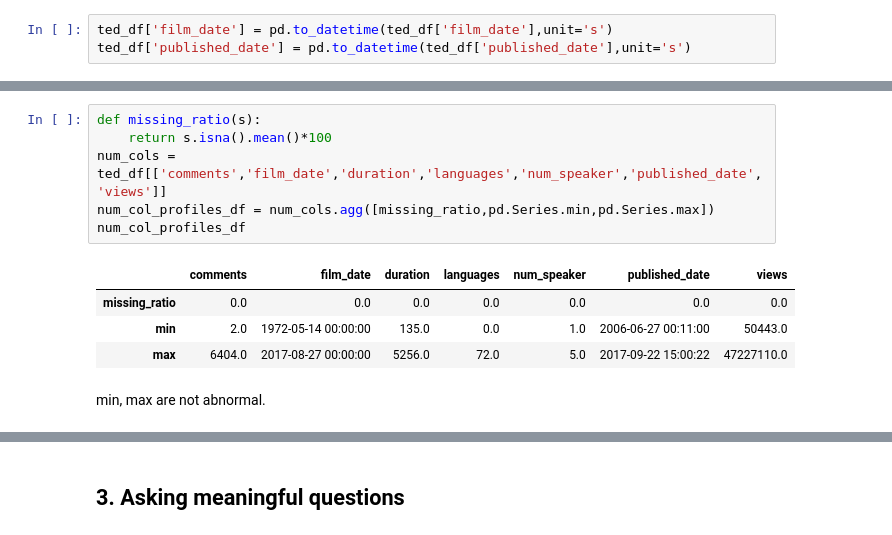
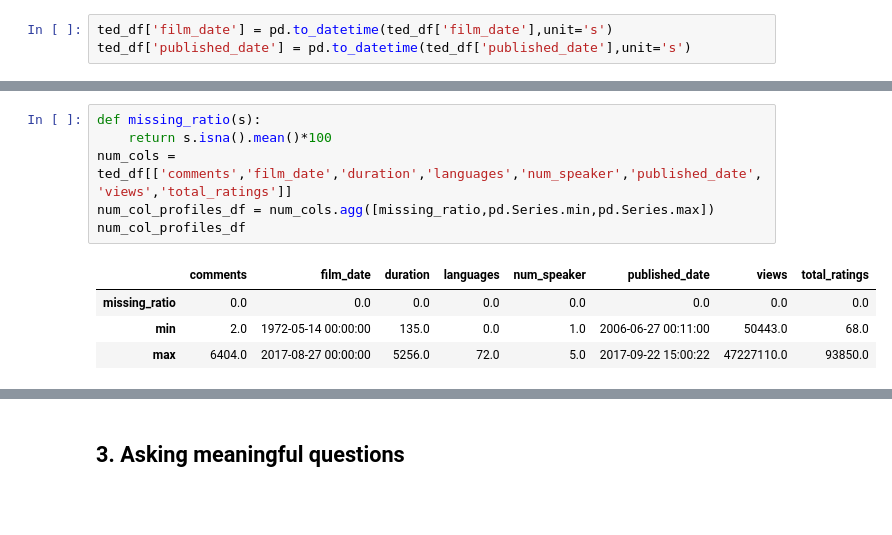
Before and after one commit to devlmhieu7521/LTKHDL_Final, a Jupyter notebook: project_final.ipynb, the cells around one changed output, grey strips where cells are left out. Cells and saved outputs as stored; diff of their text form; blank space fills up the shorter version.

```diff
--- a/project_final.ipynb
+++ b/project_final.ipynb
@@ -169,13 +175,11 @@ ted_df['published_date'] = pd.to_datetime(ted_df['published_date'],unit='s')
 # %%
 def missing_ratio(s):
     return s.isna().mean()*100
-num_cols = ted_df[['comments','film_date','duration','languages','num_speaker','published_date','views']]
+num_cols = ted_df[['comments','film_date','duration','languages','num_speaker','published_date','views','total_ratings']]
 num_col_profiles_df = num_cols.agg([missing_ratio,pd.Series.min,pd.Series.max])
 num_col_profiles_df
 # %% [output]
-|  | comments | film_date | duration | languages | num_speaker | published_date | views |
-| missing_ratio | 0.0 | 0.0 | 0.0 | 0.0 | 0.0 | 0.0 | 0.0 |
-| min | 2.0 | 1972-05-14 00:00:00 | 135.0 | 0.0 | 1.0 | 2006-06-27 00:11:00 | 50443.0 |
-| max | 6404.0 | 2017-08-27 00:00:00 | 5256.0 | 72.0 | 5.0 | 2017-09-22 15:00:22 | 47227110.0 |
+|  | comments | film_date | duration | languages | num_speaker | published_date | views | total_ratings |
+| missing_ratio | 0.0 | 0.0 | 0.0 | 0.0 | 0.0 | 0.0 | 0.0 | 0.0 |
+| min | 2.0 | 1972-05-14 00:00:00 | 135.0 | 0.0 | 1.0 | 2006-06-27 00:11:00 | 50443.0 | 68.0 |
+| max | 6404.0 | 2017-08-27 00:00:00 | 5256.0 | 72.0 | 5.0 | 2017-09-22 15:00:22 | 47227110.0 | 93850.0 |
-# %% [markdown]
-min, max are not abnormal.
```
Also changed, not shown: parts of 33 cells of this notebook.
